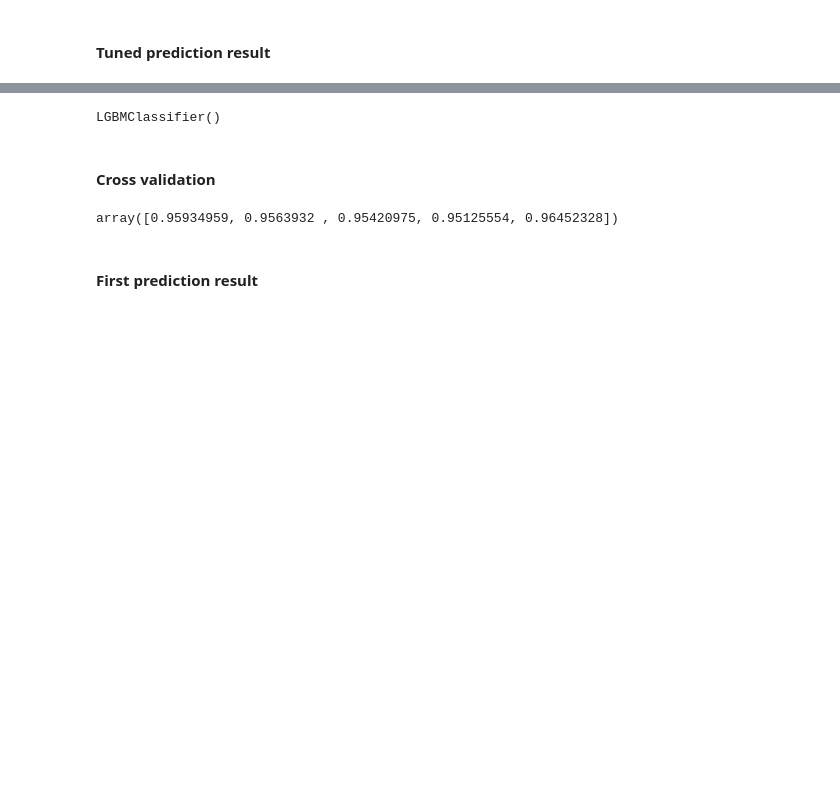
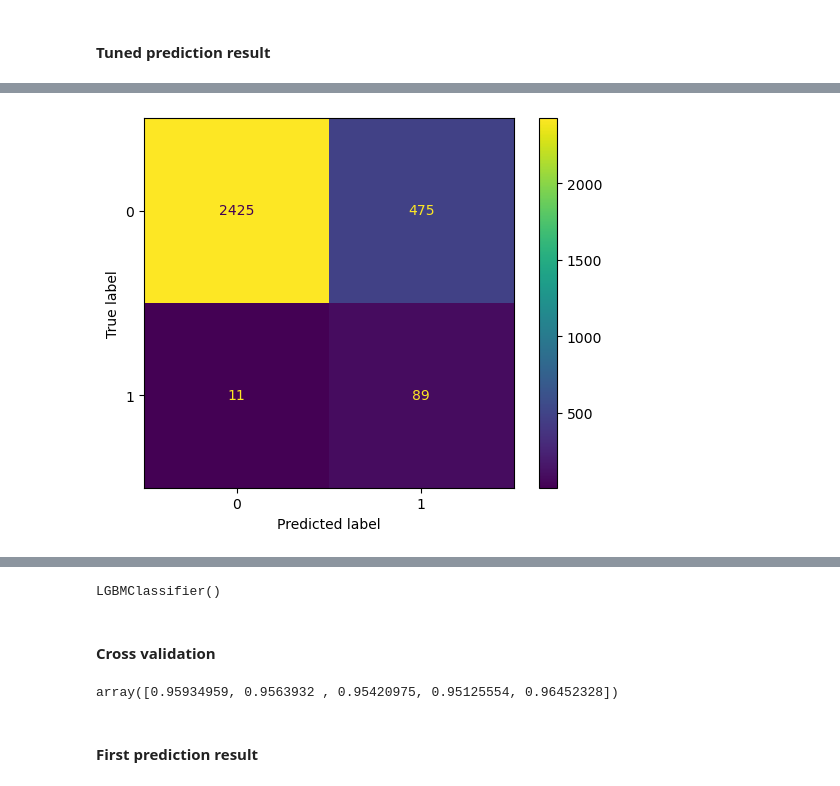
Before and after one commit to NuoLeiNYU/loan-default-prediction, a Jupyter notebook: loan-default-prediction.ipynb, the cells around one changed output, grey strips where cells are left out. Drawn from its saved outputs; the diff is of its cells as text; code cells hidden in the pictures; blank space fills up the shorter version.

```diff
--- a/loan-default-prediction.ipynb
+++ b/loan-default-prediction.ipynb
@@ -508,3 +520,8 @@ print(confusion_matrix(y_test,y_pred_random_forest))
+# %%
+ConfusionMatrixDisplay.from_predictions(y_test,y_pred_random_forest)
+plt.show()
+# %% [output]
+[figure, added]
 # %%
 print(classification_report(y_test,y_pred_random_forest))
 # %% [output]
```
Also changed, not shown: parts of 32 cells of this notebook, 9 other files.
